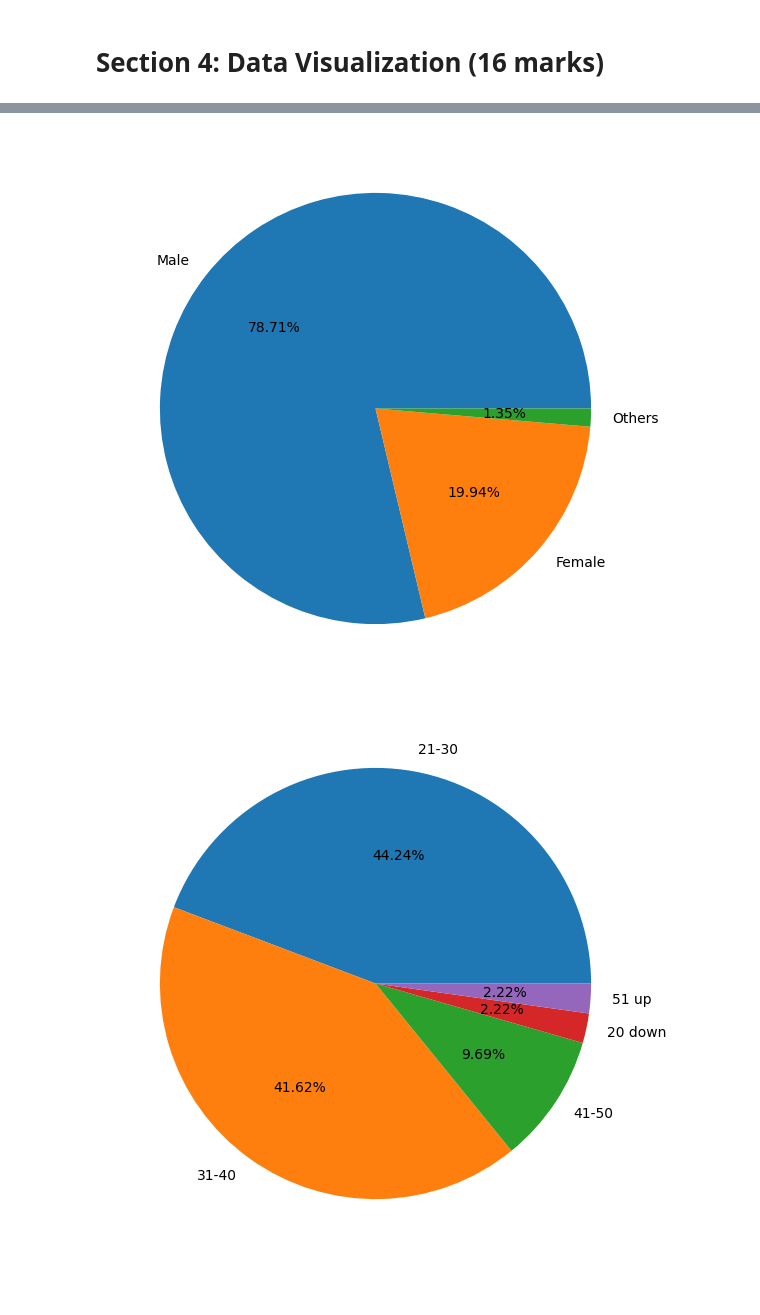
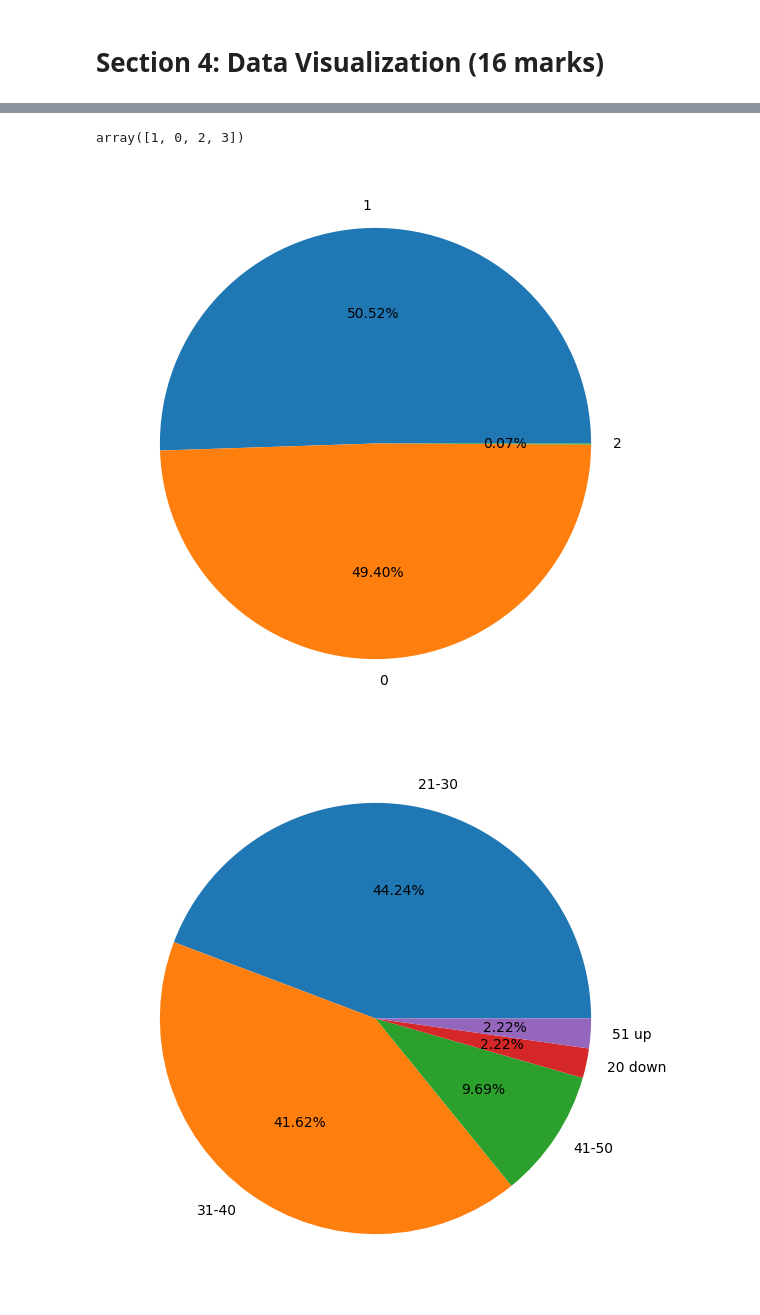
Before and after one commit to guavacoderepo/SOFT40161-COURSE-WORK, a Jupyter notebook: NTU_N1280799_SOFT40161.ipynb, the cells around one changed output, grey strips where cells are left out. Cells and saved outputs as stored; diff of their text form; code cells hidden in the pictures.

```diff
--- a/NTU_N1280799_SOFT40161.ipynb
+++ b/NTU_N1280799_SOFT40161.ipynb
@@ -243,6 +220,6 @@ df.head()
-# %%
-# drop all columns with missing values
-df.dropna(axis=1, inplace=True)
+# %%
+region = df['region'].mode()[0]
+df['region'] = df['region'].fillna(region)
 # %%
 df.isnull().sum()
 # %% [output]
@@ -269,18 +243,0 @@ df.head()
-# %%
-# converting categorical variables to numericalvariables
-# working without library
-df[['self_employed', 'family_history', 'treatment']] = df[['self_employed', 'family_history', 'treatment']].map(lambda a: 1 if a == 'Yes' else 0)
-
-# df['care_options'] = df['care_options'].map({'Yes': 1, 'No': 0, 'Not sure': 3})
-# df['leave'] = df['leave'].map({'Somewhat easy': 0, "Don't know": 1, 'Somewhat difficult': 2, 'Very difficult':3, 'Very easy':4})
-
-# working with sklearn library
-from sklearn.preprocessing import LabelEncoder
-
-label_encoder = LabelEncoder()
-
-cols = ['leave', 'care_options', 'no_employees', 'wellness_program']
-for col in cols:
-    df[col] = label_encoder.fit_transform(df[col])
-
-df.head()
@@ -293,0 +244,10 @@ df.head()
+# %%
+# working with sklearn library
+from sklearn.preprocessing import LabelEncoder
+encoder = LabelEncoder()
+
+cols = ['age', 'sex', 'bmi', 'smoker','region']
+for col in cols:
+    df[col] = encoder.fit_transform(df[col])
+
+df.head()
@@ -304,11 +272,15 @@ sns.pairplot(df, diag_kind='hist');
+# %%
+df['sex'].unique()
+# %% [output]
+array([1, 0, 2, 3])
 # %%
 # check the gender distribution
-gender_title = df['Gender'].value_counts().index
-gender_counts = df['Gender'].value_counts().values
+gender_title = df['sex'].value_counts().index
+gender_counts = df['sex'].value_counts().values
 
 plot_pie_chart(gender_counts, gender_title)
 # %% [output]
-[figure, old version]
+[figure, new version]
 # %%
 # check age distribution
 age_title = df['Age'].value_counts().index
```
Also changed, not shown: parts of 23 cells of this notebook, 6 other files.
